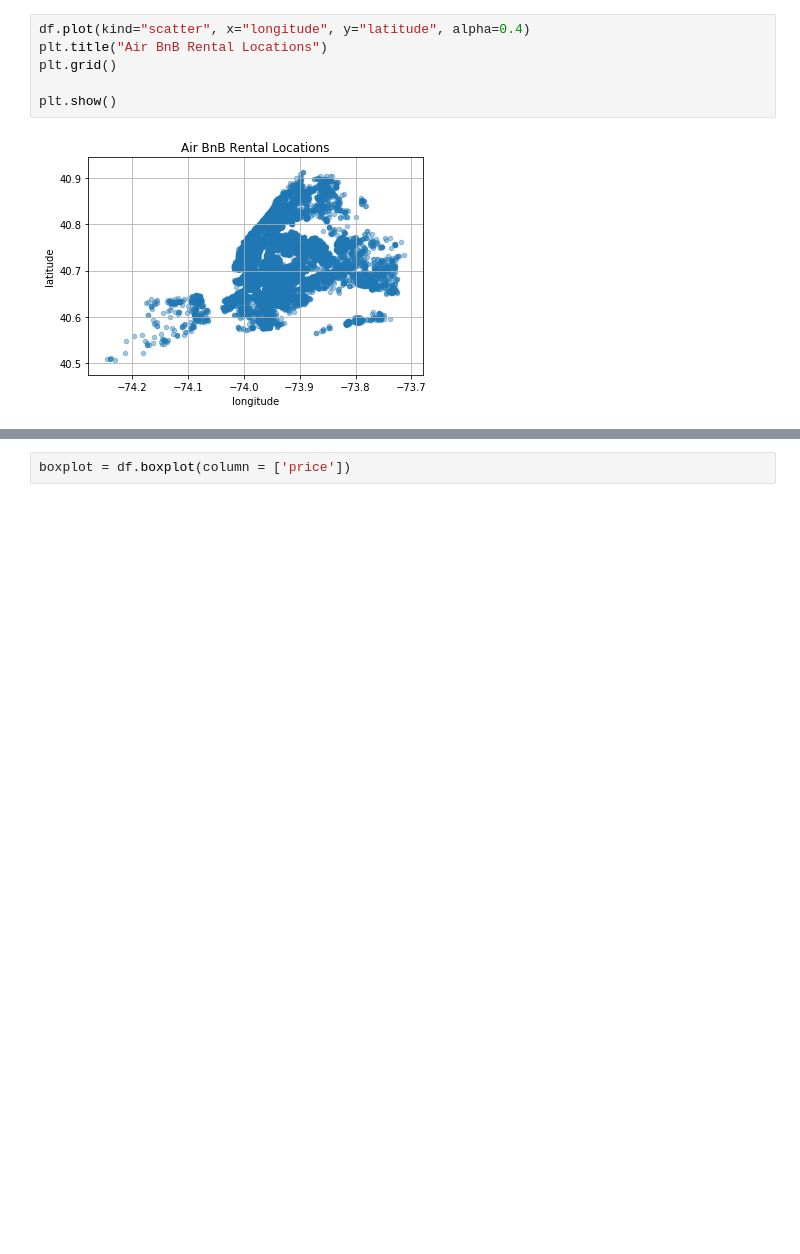
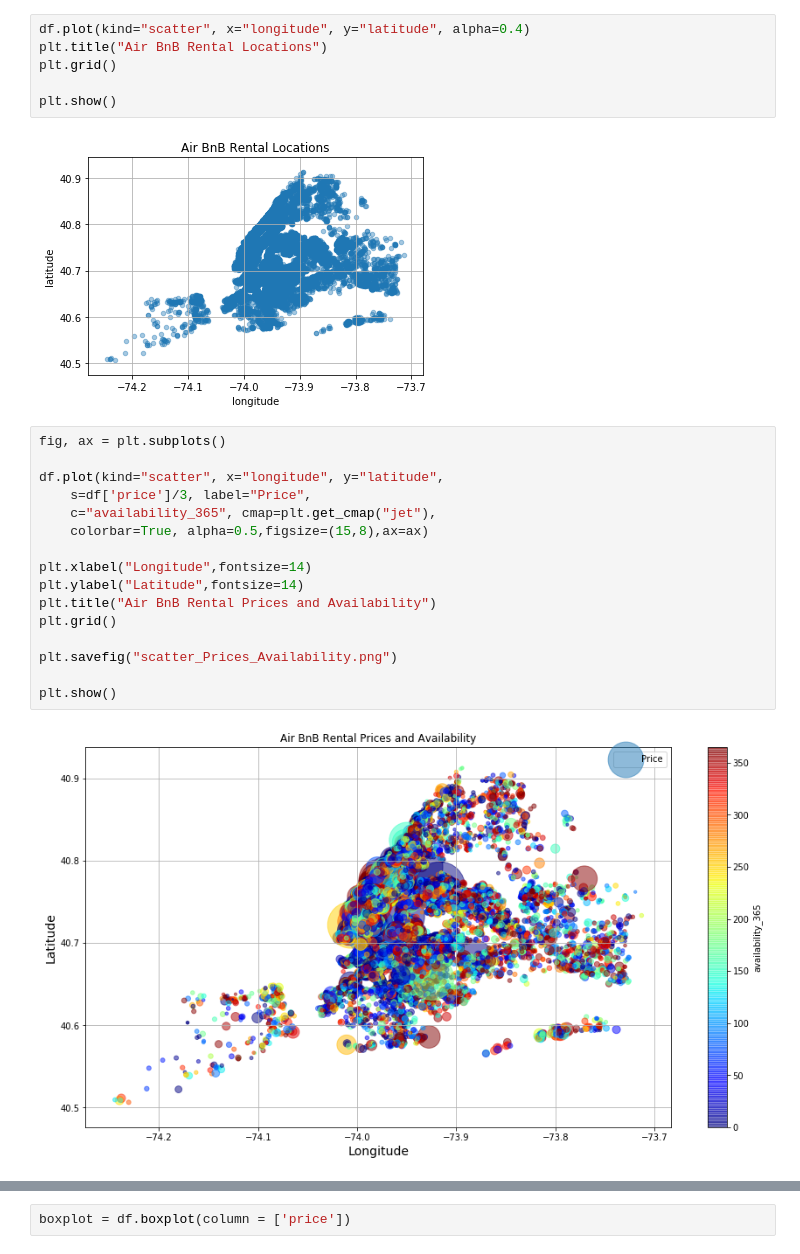
Before and after one commit to mcordray1988/NY_AIR_BNB, a Jupyter notebook: NY_CITY _AIRBNB_DATA.ipynb, the cells around one changed output, grey strips where cells are left out. Drawn from its saved outputs; the diff is of its cells as text; blank space fills up the shorter version.

```diff
--- a/NY_CITY _AIRBNB_DATA.ipynb
+++ b/NY_CITY _AIRBNB_DATA.ipynb
@@ -100,4 +102,22 @@ plt.grid()
 plt.show()
 # %% [output]
 [figure]
+# %%
+fig, ax = plt.subplots()
+
+df.plot(kind="scatter", x="longitude", y="latitude",
+    s=df['price']/3, label="Price",
+    c="availability_365", cmap=plt.get_cmap("jet"),
+    colorbar=True, alpha=0.5,figsize=(15,8),ax=ax)
+
+plt.xlabel("Longitude",fontsize=14)
+plt.ylabel("Latitude",fontsize=14)
+plt.title("Air BnB Rental Prices and Availability")
+plt.grid()
+
+plt.savefig("scatter_Prices_Availability.png")
+
+plt.show()
+# %% [output]
+[figure, added]
 # %%
```
Also changed, not shown: parts of 7 cells of this notebook, 2 other files.
